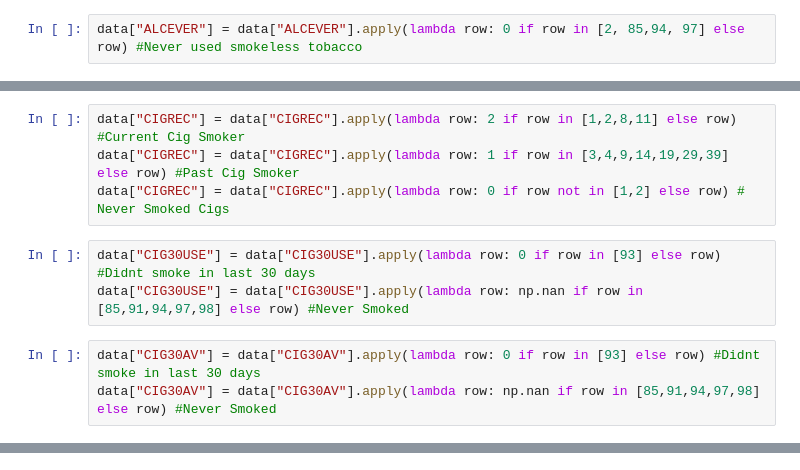
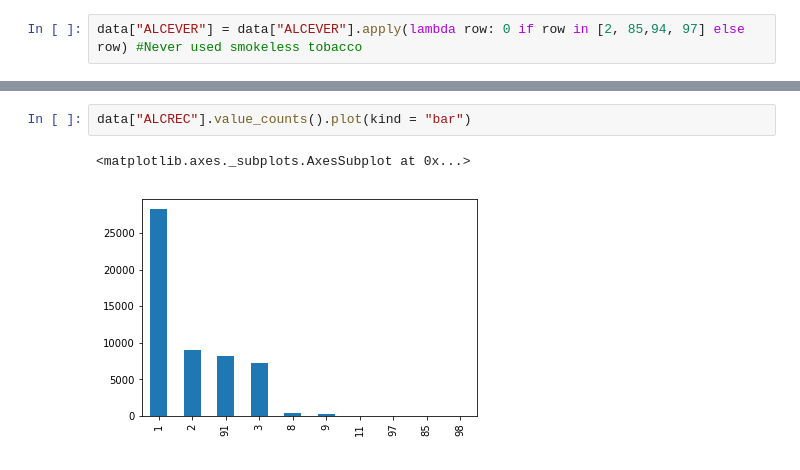
Before and after one commit to sharadv99/capstone-OpioidAddictionRisk, a Jupyter notebook: Past_Work_Variable_Breakdown_Aditi.ipynb, the cells around one changed output, grey strips where cells are left out. Cells and saved outputs as stored; diff of their text form.

```diff
--- a/Past_Work_Variable_Breakdown_Aditi.ipynb
+++ b/Past_Work_Variable_Breakdown_Aditi.ipynb
@@ -92,10 +77,0 @@ Name: ALCTRY, dtype: int64
-# %%
-data["CIGREC"] = data["CIGREC"].apply(lambda row: 2 if row in [1,2,8,11] else row) #Current Cig Smoker
-data["CIGREC"] = data["CIGREC"].apply(lambda row: 1 if row in [3,4,9,14,19,29,39] else row) #Past Cig Smoker
-data["CIGREC"] = data["CIGREC"].apply(lambda row: 0 if row not in [1,2] else row) # Never Smoked Cigs
-# %%
-data["CIG30USE"] = data["CIG30USE"].apply(lambda row: 0 if row in [93] else row) #Didnt smoke in last 30 days
-data["CIG30USE"] = data["CIG30USE"].apply(lambda row: np.nan if row in [85,91,94,97,98] else row) #Never Smoked
-# %%
-data["CIG30AV"] = data["CIG30AV"].apply(lambda row: 0 if row in [93] else row) #Didnt smoke in last 30 days
-data["CIG30AV"] = data["CIG30AV"].apply(lambda row: np.nan if row in [85,91,94,97,98] else row) #Never Smoked
@@ -101,0 +86,5 @@ data["CIG30AV"] = data["CIG30AV"].apply(lambda row: np.nan if row in [85,91,94,9
+# %%
+data["ALCREC"].value_counts().plot(kind = "bar")
+# %% [output]
+<matplotlib.axes._subplots.AxesSubplot at 0x...>
+[figure, added]
```
Also changed, not shown: parts of 33 cells of this notebook.
